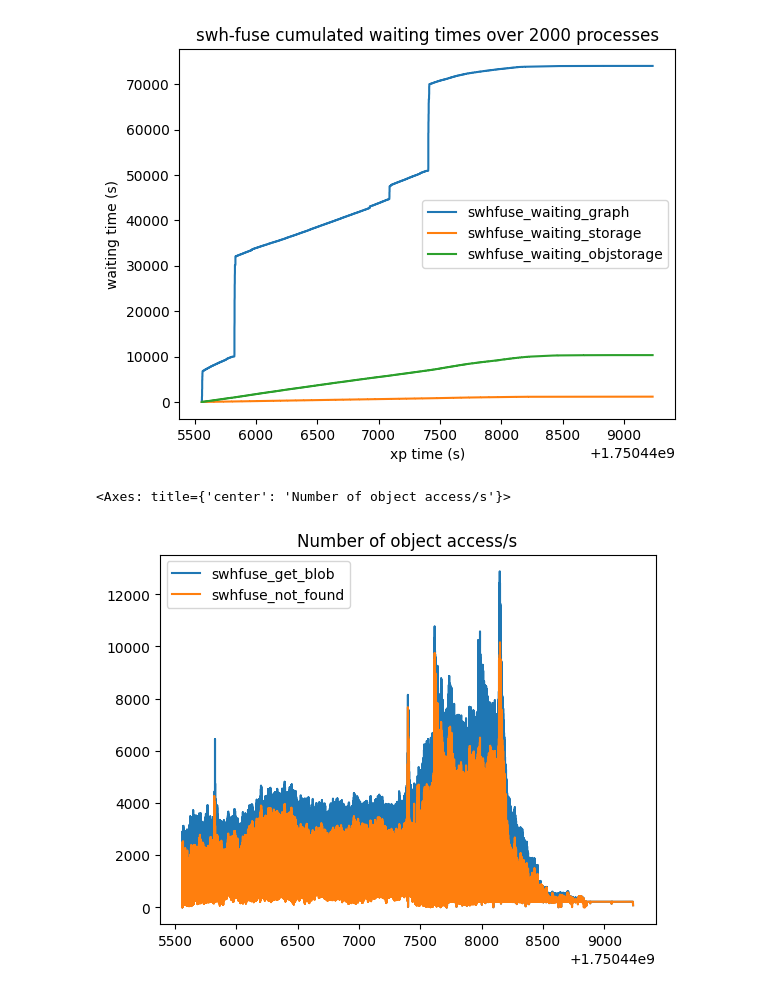
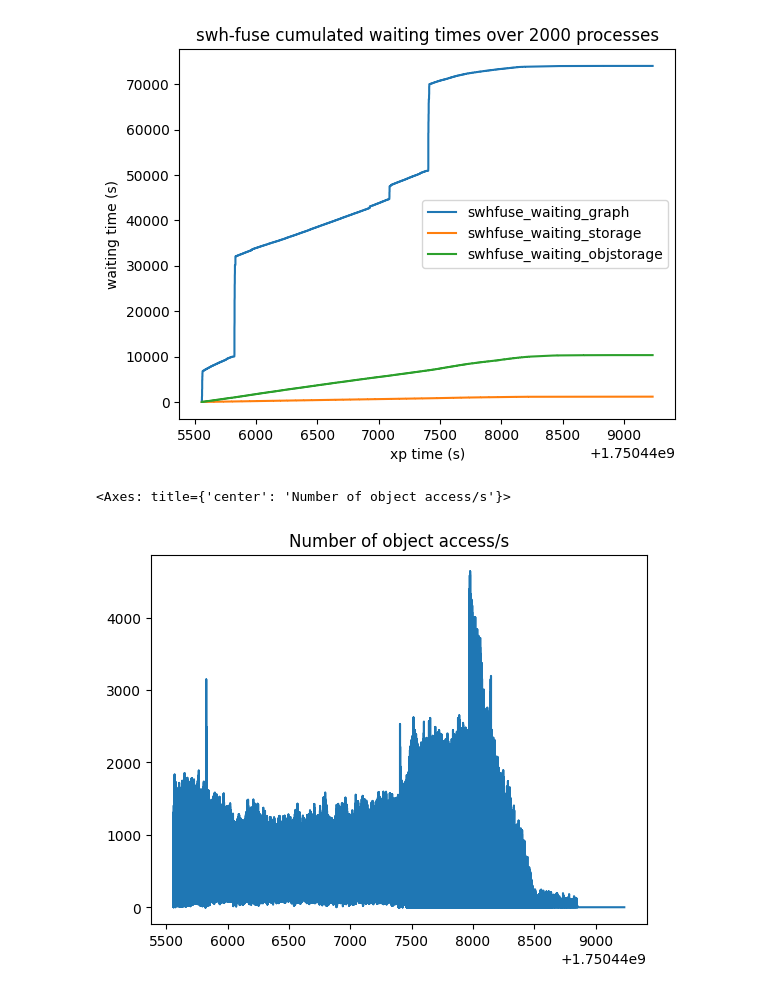
Before and after one commit to SoftwareHeritage/swh-fuse, a Jupyter notebook: benchmark/2025-06-20-2000 workers/2025-06-20-bench2-take1.ipynb, the cells around one changed output. Saved outputs shown, nothing was run; the diff lists cells and outputs as text; code cells hidden in the pictures.

Commit message:
proof-reading and better figures

```diff
--- a/benchmark/2025-06-20-2000 workers/2025-06-20-bench2-take1.ipynb
+++ b/benchmark/2025-06-20-2000 workers/2025-06-20-bench2-take1.ipynb
@@ -69,9 +55,7 @@ np.float64(0.7519531269944181)
 <Axes: title={'center': 'swh-fuse cumulated waiting times over 2000 processes'}, xlabel='xp time (s)', ylabel='waiting time (s)'>
 [figure]
 # %%
-metrics[["swhfuse_get_blob", "swhfuse_not_found"]].sort_index().fillna(0.0).plot(
-    title="Number of object access/s"
-)
+(metrics["swhfuse_get_blob"].sort_index().fillna(0.0) - metrics["swhfuse_not_found"].sort_index().fillna(0.0)).plot(title="Number of object access/s")
 # %% [output]
 <Axes: title={'center': 'Number of object access/s'}>
-[figure, old version]
+[figure, new version]
```
Also changed, not shown: parts of 1 cell of this notebook, 4 other files.
